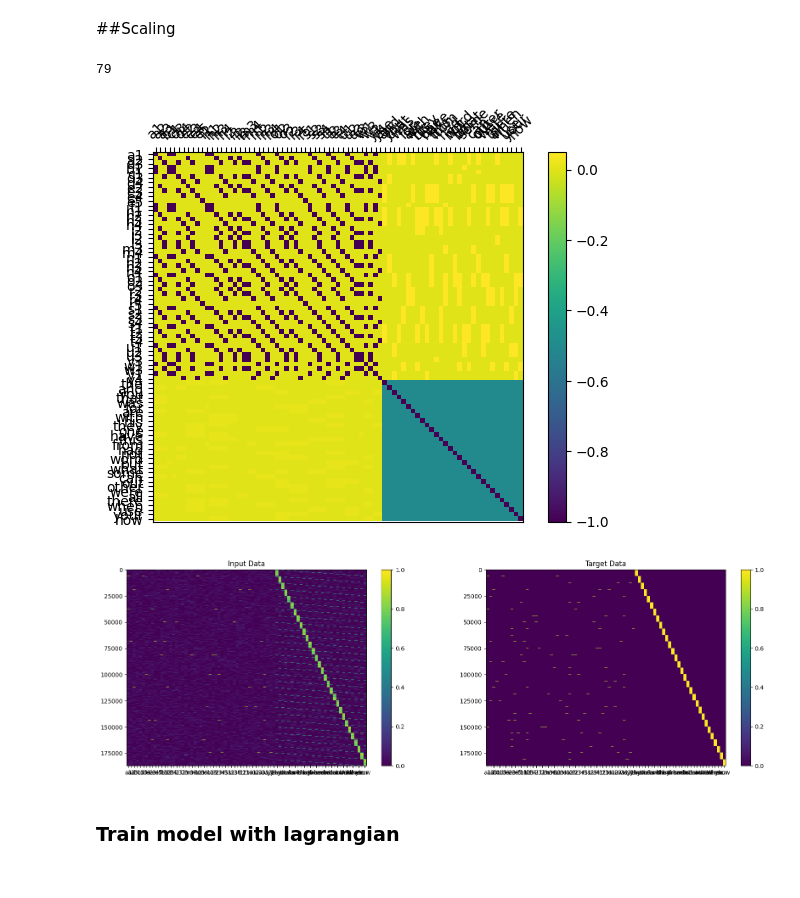
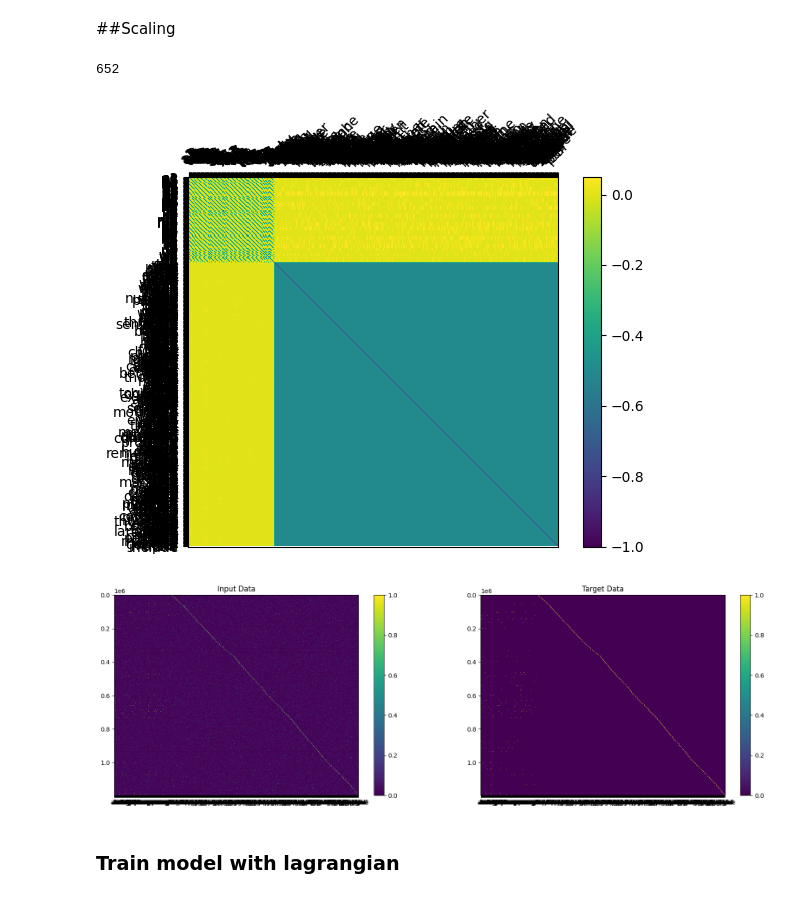
Before and after one commit to THANNAGA/Lagrangian, a Jupyter notebook: GLV_bounded_lagrangian.ipynb, the cells around one changed output. Drawn from its saved outputs; the diff is of its cells as text; code cells hidden in the pictures.

```diff
--- a/GLV_bounded_lagrangian.ipynb
+++ b/GLV_bounded_lagrangian.ipynb
@@ -302,7 +302,7 @@ input_data, target_data = create_dataset(tokens)
 # %% [output]
 [figure]
 # %%
-def create_dataset_expanded(tokens, show=True):
+def create_dataset_expanded(tokens, num_var = 200, show=True):
 
     # Adjust the word to letter mapping to account for the position of the letters
     word_to_letters = {word: [f'{letter}{i+1}' for i, letter in enumerate(word)] for word in tokens if is_word(word)}
@@ -313,7 +313,7 @@ def create_dataset_expanded(tokens, show=True):
 
     value = 0.9
 
-    for word, letters in word_to_letters.items():
+    for word, letters in tqdm(word_to_letters.items()):
         # Create input and target vectors for each word
         input_vector = [value if token in letters else 0 for token in tokens]
         target_vector = input_vector.copy()
@@ -324,7 +324,7 @@ def create_dataset_expanded(tokens, show=True):
         target_data.append(target_vector)
 
         # Create k variants with small perturbations for constituent letters
-        for _ in range(200):
+        for _ in range(num_var):
             perturbed_input_vector = [value + 0.05 * np.random.randn() for value in input_vector]
             perturbed_input_vector = np.clip(perturbed_input_vector, 0, 1)
             input_data.append(perturbed_input_vector)
@@ -333,7 +333,7 @@ def create_dataset_expanded(tokens, show=True):
         # New data generation for noisy one-hot word encoding
         one_hot_vector = [0] * len(tokens)
         one_hot_vector[tokens.index(word)] = value
-        for _ in range(201):  # 201 times to match the original's 1 clean + 200 noisy
+        for _ in range(num_var):  # num_var times to match the original's 1 clean + num_var noisy
             perturbed_one_hot_vector = [value + 0.05 * np.random.randn() for value in one_hot_vector]
             perturbed_one_hot_vector = np.clip(perturbed_one_hot_vector, 0, 1)
             input_data.append(perturbed_one_hot_vector)
@@ -354,7 +354,7 @@ def create_dataset_expanded(tokens, show=True):
                 target_data.append(dual_word_target)
 
                 # Adding noisy variants of dual-word activation
-                for _ in range(200):  # 200 noisy perturbations
+                for _ in range(num_var):  # num_var noisy perturbations
                     perturbed_dual_word_input = [value + 0.05 * np.random.randn() for value in dual_word_input]
                     perturbed_dual_word_input = np.clip(perturbed_dual_word_input, 0, 1)
                     input_data.append(perturbed_dual_word_input)
@@ -910,20 +991,20 @@ def buildList(numwords=10, lenwords=2):
   letterlist = buildLetters(wordlist)
   return wordlist, letterlist + wordlist
 
-words, tokens = buildList(numwords=30); n = len(tokens)
-#words = 10   , 20   , 30,
-#units = 32   , 55   , 79,
-#param = 32x32, 55x55,
-#sampl = 22110, 84420, 186930
-#acc.  = 100  , 100  ,
+words, tokens = buildList(numwords=500); n = len(tokens)
+#words = 10   , 20   , 30,     100,     200,     500,     1000
+#units = 32   , 55   , 79,     181,     310,     652,     1157
+#param = 32x32, 55x55, 79x79,  181x181, 310x310, 652x652, 1157x1157
+#sampl = 22110, 84420, 186930, 111000,  442000,  129762,  508217
+#acc.  = 100  , 100  , 93.3,   99.0,    99.5,    89.4,    68.44
 # %%
 #create matrix and dataset
 A = create_matrix(tokens);
-input_data, target_data = create_dataset_expanded(tokens)
+input_data, target_data = create_dataset_expanded2(tokens, num_var = 10)
 # %% [output]
-79
+652
-[figure, old version]
+[figure, new version]
-[figure, old version]
+[figure, new version]
 # %%
 def show_constraints(state_history):
 
```
Also changed, not shown: parts of 14 cells of this notebook.
